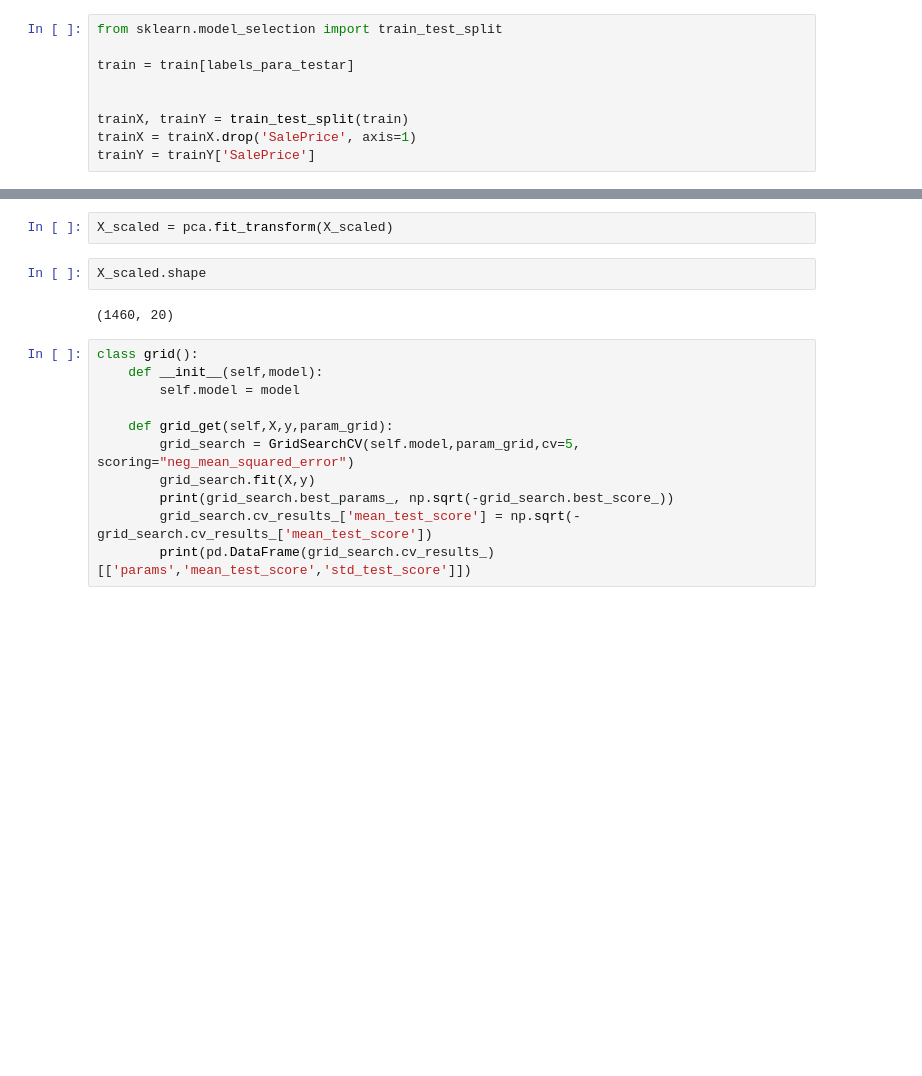
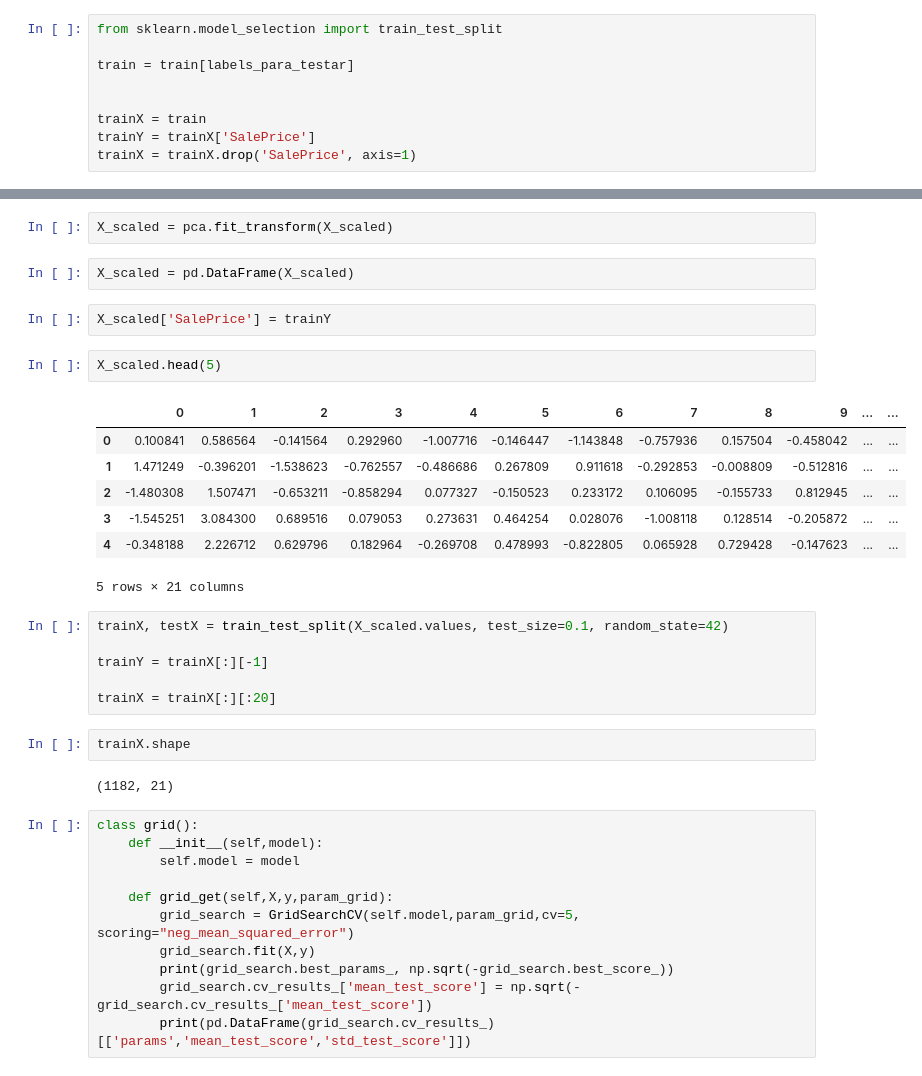
Before and after one commit to 51rL1N5/Prova_Esig, a Jupyter notebook: houseprice.ipynb, the cells around one changed output, grey strips where cells are left out. Cells and saved outputs as stored; diff of their text form; blank space fills up the shorter version.

```diff
--- a/houseprice.ipynb
+++ b/houseprice.ipynb
@@ -903,9 +903,9 @@ from sklearn.model_selection import train_test_split
 train = train[labels_para_testar]
 
 
-trainX, trainY = train_test_split(train)
+trainX = train
+trainY = trainX['SalePrice']
 trainX = trainX.drop('SalePrice', axis=1)
-trainY = trainY['SalePrice']
 # %% [markdown]
 #### Bora melhorar a qualidade das inputs do modelo ao utilizar PCA
 # %%
@@ -921,10 +921,30 @@ y_log_target = np.log(trainY)
 pca = PCA(n_components= 20)
 # %%
 X_scaled = pca.fit_transform(X_scaled)
+# %%
+X_scaled = pd.DataFrame(X_scaled)
+# %%
+X_scaled['SalePrice'] = trainY
+# %%
+X_scaled.head(5)
+# %% [output]
+|  | 0 | 1 | 2 | 3 | 4 | 5 | 6 | 7 | 8 | 9 | ... | ... |
+| 0 | 0.100841 | 0.586564 | -0.141564 | 0.292960 | -1.007716 | -0.146447 | -1.143848 | -0.757936 | 0.157504 | -0.458042 | ... | ... |
+| 1 | 1.471249 | -0.396201 | -1.538623 | -0.762557 | -0.486686 | 0.267809 | 0.911618 | -0.292853 | -0.008809 | -0.512816 | ... | ... |
+| 2 | -1.480308 | 1.507471 | -0.653211 | -0.858294 | 0.077327 | -0.150523 | 0.233172 | 0.106095 | -0.155733 | 0.812945 | ... | ... |
+| 3 | -1.545251 | 3.084300 | 0.689516 | 0.079053 | 0.273631 | 0.464254 | 0.028076 | -1.008118 | 0.128514 | -0.205872 | ... | ... |
+| 4 | -0.348188 | 2.226712 | 0.629796 | 0.182964 | -0.269708 | 0.478993 | -0.822805 | 0.065928 | 0.729428 | -0.147623 | ... | ... |
+5 rows × 21 columns
+# %%
+trainX, testX = train_test_split(X_scaled.values, test_size=0.1, random_state=42)
+
+trainY = trainX[:][-1]
+
+trainX = trainX[:][:20]
 # %%
-X_scaled.shape
+trainX.shape
 # %% [output]
-(1460, 20)
+(1182, 21)
 # %%
 class grid():
     def __init__(self,model):
```
Also changed, not shown: parts of 6 cells of this notebook.
